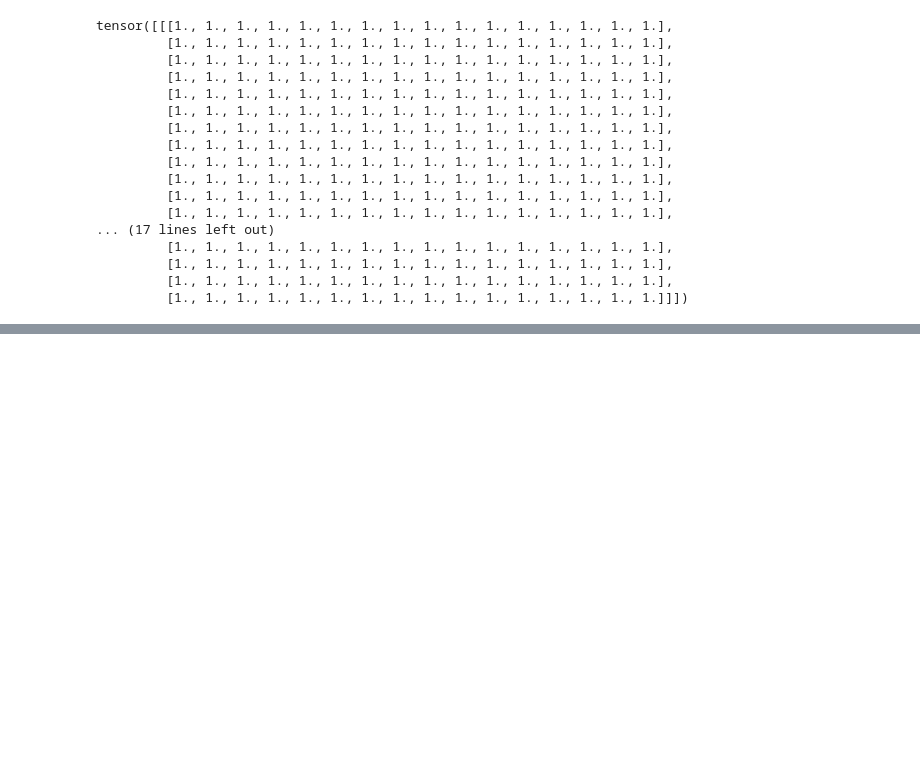
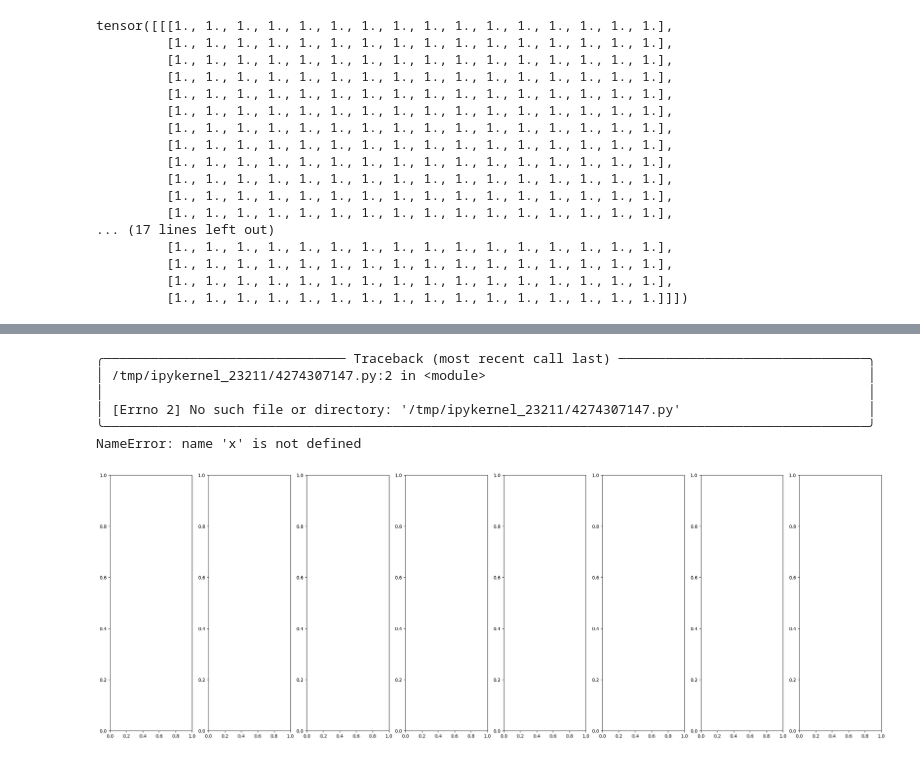
Before and after one commit to masterkram/bsc_thesis, a Jupyter notebook: sandbox/test_models.ipynb, the cells around one changed output, grey strips where cells are left out. Drawn from its saved outputs; the diff is of its cells as text; code cells hidden in the pictures; blank space fills up the shorter version.

```diff
--- a/sandbox/test_models.ipynb
+++ b/sandbox/test_models.ipynb
@@ -50,0 +92,14 @@ model = Sat2Rad.load_from_checkpoint("../src/ml_variants/unet/pipelines/training
+# %%
+def loadFile(file: str):
+    arr = np.load(file)
+    return addTimeDim(arr, file)
+
+
+def addTimeDim(array: np.ndarray, time: str):
+    now = parseTime(time).hour / 24
+    times = np.array([now]).repeat(256 * 256).reshape((1, 256, 256))
+    return np.concatenate((array, times), axis=0)
+# %%
+start = 308
+# %%
+originals = order_based_on_file_timestamp(os.listdir('../data/preprocessed/satellite/'))[start:start+8]
@@ -50,0 +120,2 @@ model = Sat2Rad.load_from_checkpoint("../src/ml_variants/unet/pipelines/training
+# %%
+x = [loadFile(f"../data/preprocessed/satellite/{x}") for x in originals]
@@ -50,0 +133,17 @@ model = Sat2Rad.load_from_checkpoint("../src/ml_variants/unet/pipelines/training
+# %%
+f, a = plt.subplots(1, 8, figsize=(30, 10))
+for i, dd in enumerate(x):
+    a[i].imshow(dd[0])
+    a[i].grid(True)
+    a[i].axis('off')
+    a[i].set_title(f"{times[i]}", color='white', font="monospace")
+
+f.set_facecolor("black")
+# %% [output]
+╭─────────────────────────────── Traceback (most recent call last) ────────────────────────────────╮
+│ /tmp/ipykernel_23211/4274307147.py:2 in <module>                                                 │
+│                                                                                                  │
+│ [Errno 2] No such file or directory: '/tmp/ipykernel_23211/4274307147.py'                        │
+╰──────────────────────────────────────────────────────────────────────────────────────────────────╯
+NameError: name 'x' is not defined
+[figure, added]
```
Also changed, not shown: parts of 25 cells of this notebook, 31 other files.
